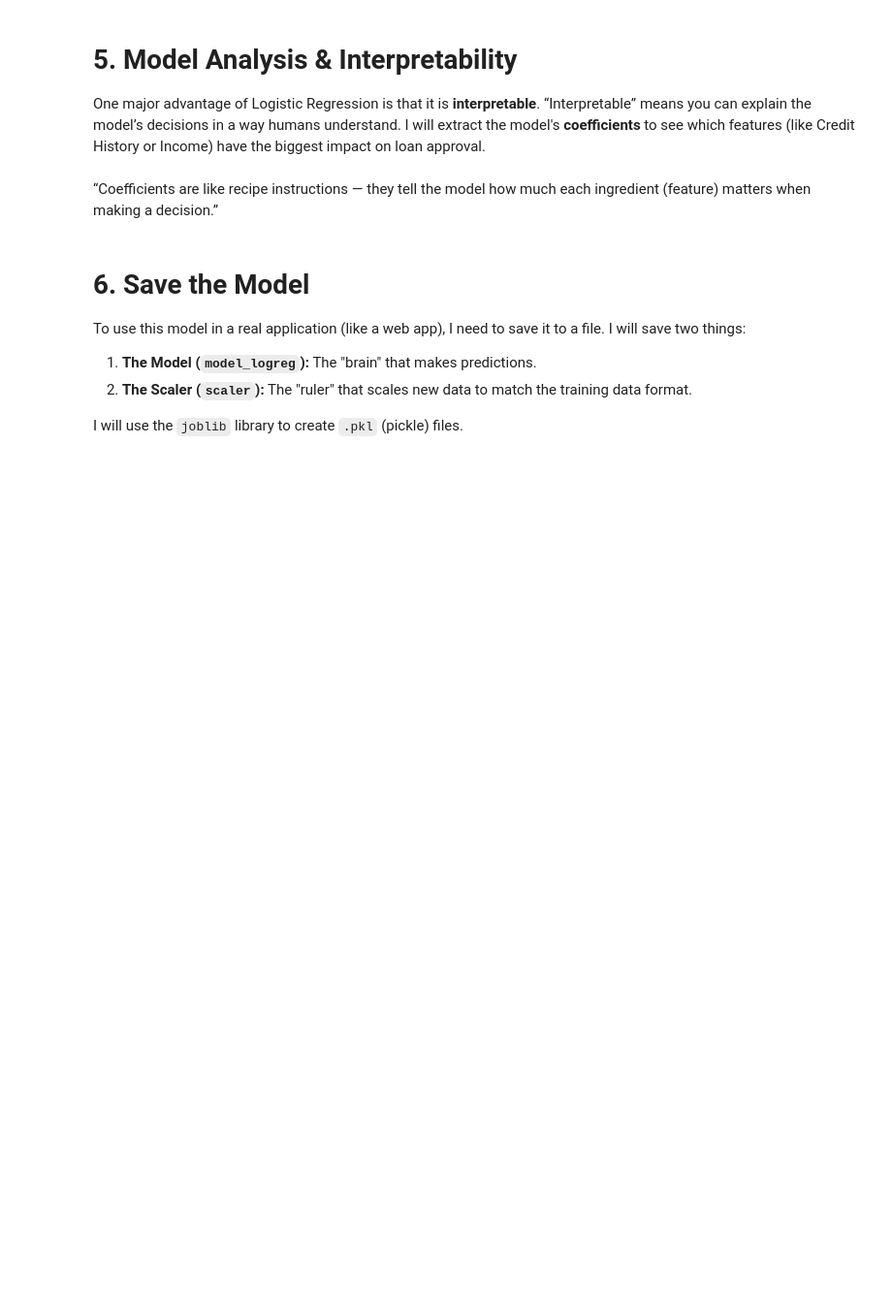
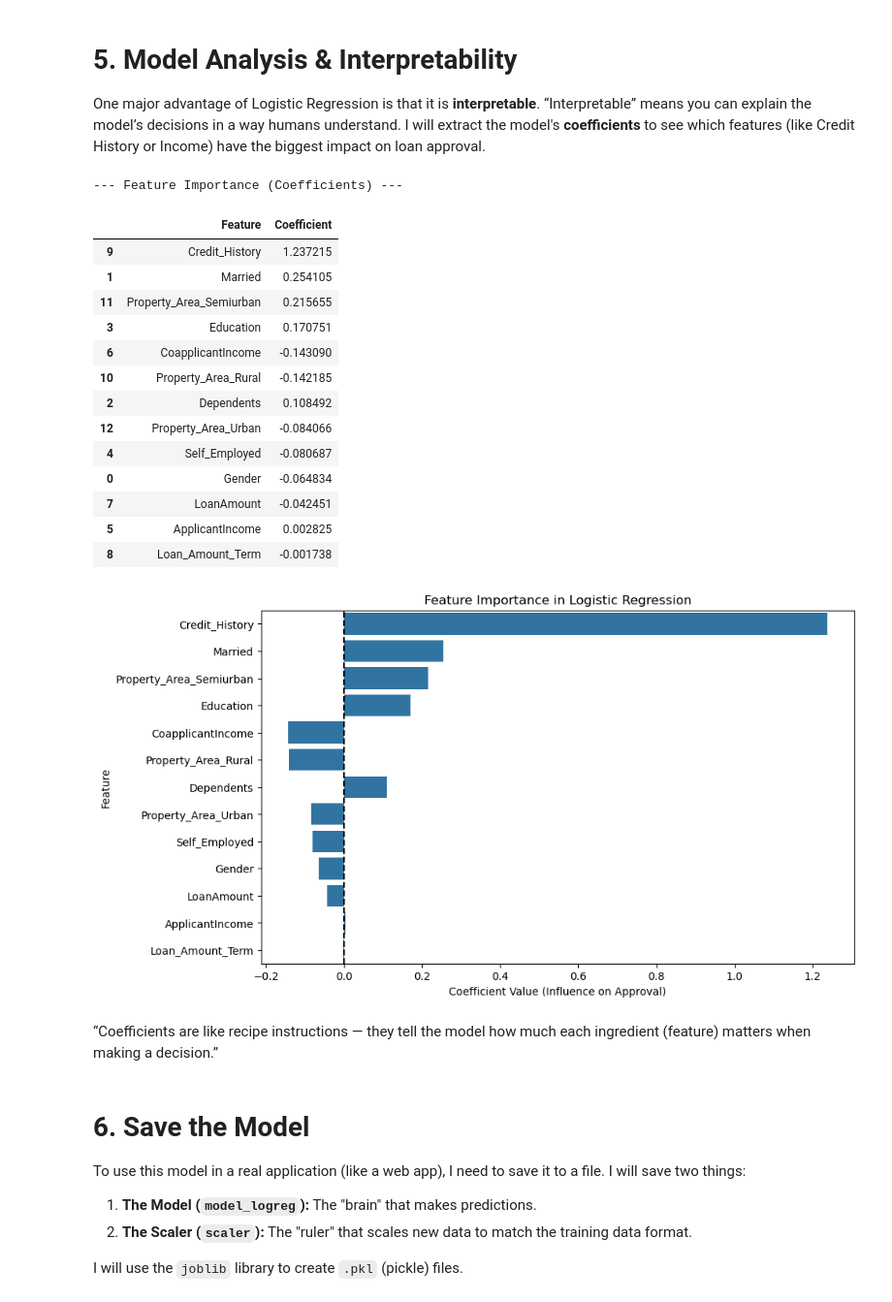
Before and after one commit to dinojan285-sudo/loan-prediction-project, a Jupyter notebook: model_notebook.ipynb, the cells around one changed output. Shown at 97% size. Drawn from its saved outputs; the diff is of its cells as text; code cells hidden in the pictures; blank space fills up the shorter version.

```diff
--- a/model_notebook.ipynb
+++ b/model_notebook.ipynb
@@ -349,34 +351,51 @@ I will extract the model's **coefficients** to see which features (like Credit H
 # %%
 # --- 1. Extract Coefficients ---
 # The model stores the learned "weights" in the .coef_ attribute
-coefficients = model_logreg.coef_[0]
+coefficients = model.coef_[0]
 
 # Get the feature names from our original X dataframe
 feature_names = X.columns
 
 # --- 2. Create a DataFrame for Visualization ---
 # We'll create a table matching each feature name to its importance score
 coef_df = pd.DataFrame({
     'Feature': feature_names,
     'Coefficient': coefficients
 })
 
 # --- 3. Sort by Importance (Absolute Value) ---
 # We sort by absolute value to see the strongest drivers first
 coef_df['Abs_Coefficient'] = coef_df['Coefficient'].abs()
 coef_df = coef_df.sort_values(by='Abs_Coefficient', ascending=False)
 
 # Display the table
 print("--- Feature Importance (Coefficients) ---")
 display(coef_df[['Feature', 'Coefficient']])
 
 # --- 4. Visualize with a Bar Chart ---
 plt.figure(figsize=(10, 6))
 sns.barplot(x='Coefficient', y='Feature', data=coef_df)
 plt.title('Feature Importance in Logistic Regression')
 plt.xlabel('Coefficient Value (Influence on Approval)')
 plt.axvline(x=0, color='black', linestyle='--') # Add a center line at 0
 plt.show()
+# %% [output]
+--- Feature Importance (Coefficients) ---
+|  | Feature | Coefficient |
+| 9 | Credit_History | 1.237215 |
+| 1 | Married | 0.254105 |
+| 11 | Property_Area_Semiurban | 0.215655 |
+| 3 | Education | 0.170751 |
+| 6 | CoapplicantIncome | -0.143090 |
+| 10 | Property_Area_Rural | -0.142185 |
+| 2 | Dependents | 0.108492 |
+| 12 | Property_Area_Urban | -0.084066 |
+| 4 | Self_Employed | -0.080687 |
+| 0 | Gender | -0.064834 |
+| 7 | LoanAmount | -0.042451 |
+| 5 | ApplicantIncome | 0.002825 |
+| 8 | Loan_Amount_Term | -0.001738 |
+[figure, added]
 # %% [markdown]
 “Coefficients are like recipe instructions — they tell the model how much each ingredient (feature) matters when making a decision.”
 # %% [markdown]
```
Also changed, not shown: parts of 1 cell of this notebook.
